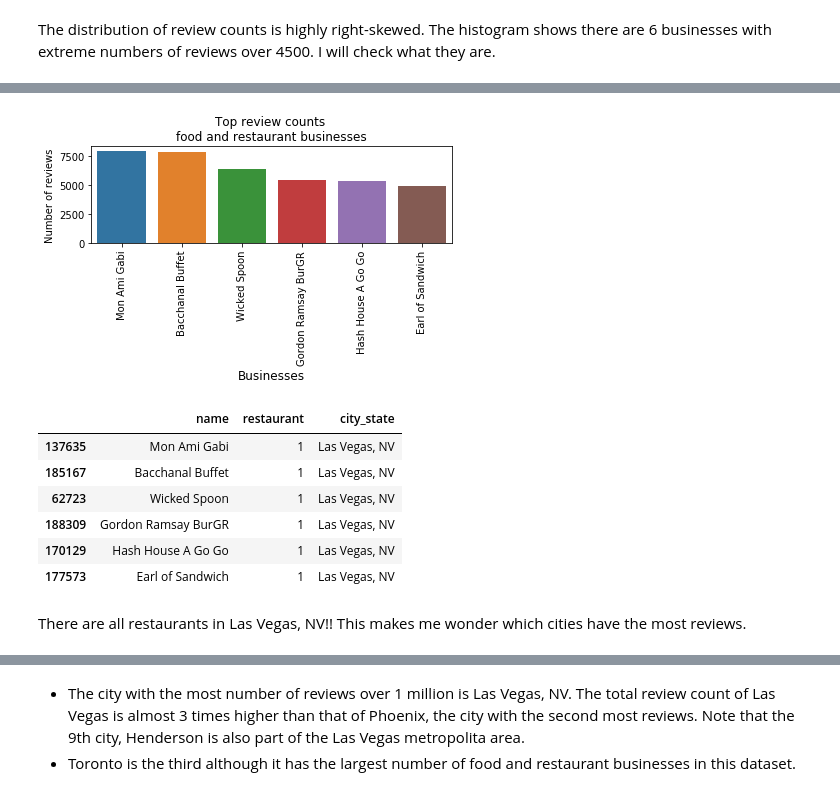
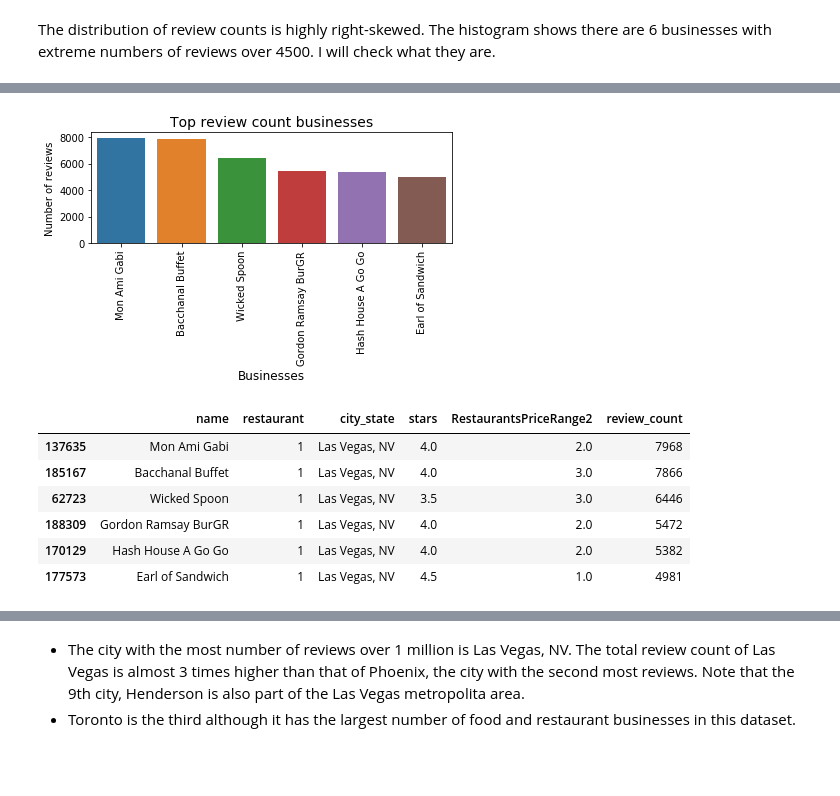
Before and after one commit to math470/Springboard_Capstone_Project_2, a Jupyter notebook: Yelp EDA.ipynb, the cells around one changed output, grey strips where cells are left out. Cells and saved outputs as stored; diff of their text form; code cells hidden in the pictures; blank space fills up the shorter version.

```diff
--- a/Yelp EDA.ipynb
+++ b/Yelp EDA.ipynb
@@ -331,24 +332,22 @@ top_review_count_businesses
 # %%
 ax = sns.barplot(top_review_count_businesses.name, top_review_count_businesses.review_count)
-plt.title("Top review counts \nfood and restaurant businesses")
+plt.title("Top review count businesses", size=14)
 locs, labels = plt.xticks()
 plt.setp(labels, rotation=90)
 plt.ylabel('Number of reviews')
 plt.xlabel('Businesses', fontsize=12)
 plt.tight_layout() # need for savefig
 plt.savefig("top_review_counts_businesses.png",format="png", dpi=300)
 plt.show()
 # %% [output]
-[figure, old version]
+[figure, new version]
 # %%
-top_review_count_businesses[['name','restaurant','city_state']]
+top_review_count_businesses[['name','restaurant','city_state', 'stars', 'RestaurantsPriceRange2', 'review_count']]
 # %% [output]
-|  | name | restaurant | city_state |
-| 137635 | Mon Ami Gabi | 1 | Las Vegas, NV |
-| 185167 | Bacchanal Buffet | 1 | Las Vegas, NV |
-| 62723 | Wicked Spoon | 1 | Las Vegas, NV |
-| 188309 | Gordon Ramsay BurGR | 1 | Las Vegas, NV |
-| 170129 | Hash House A Go Go | 1 | Las Vegas, NV |
-| 177573 | Earl of Sandwich | 1 | Las Vegas, NV |
+|  | name | restaurant | city_state | stars | RestaurantsPriceRange2 | review_count |
+| 137635 | Mon Ami Gabi | 1 | Las Vegas, NV | 4.0 | 2.0 | 7968 |
+| 185167 | Bacchanal Buffet | 1 | Las Vegas, NV | 4.0 | 3.0 | 7866 |
+| 62723 | Wicked Spoon | 1 | Las Vegas, NV | 3.5 | 3.0 | 6446 |
+| 188309 | Gordon Ramsay BurGR | 1 | Las Vegas, NV | 4.0 | 2.0 | 5472 |
+| 170129 | Hash House A Go Go | 1 | Las Vegas, NV | 4.0 | 2.0 | 5382 |
+| 177573 | Earl of Sandwich | 1 | Las Vegas, NV | 4.5 | 1.0 | 4981 |
-# %% [markdown]
-There are all restaurants in Las Vegas, NV!! This makes me wonder which cities have the most reviews.
```
Also changed, not shown: parts of 61 cells of this notebook, 1 other file.
